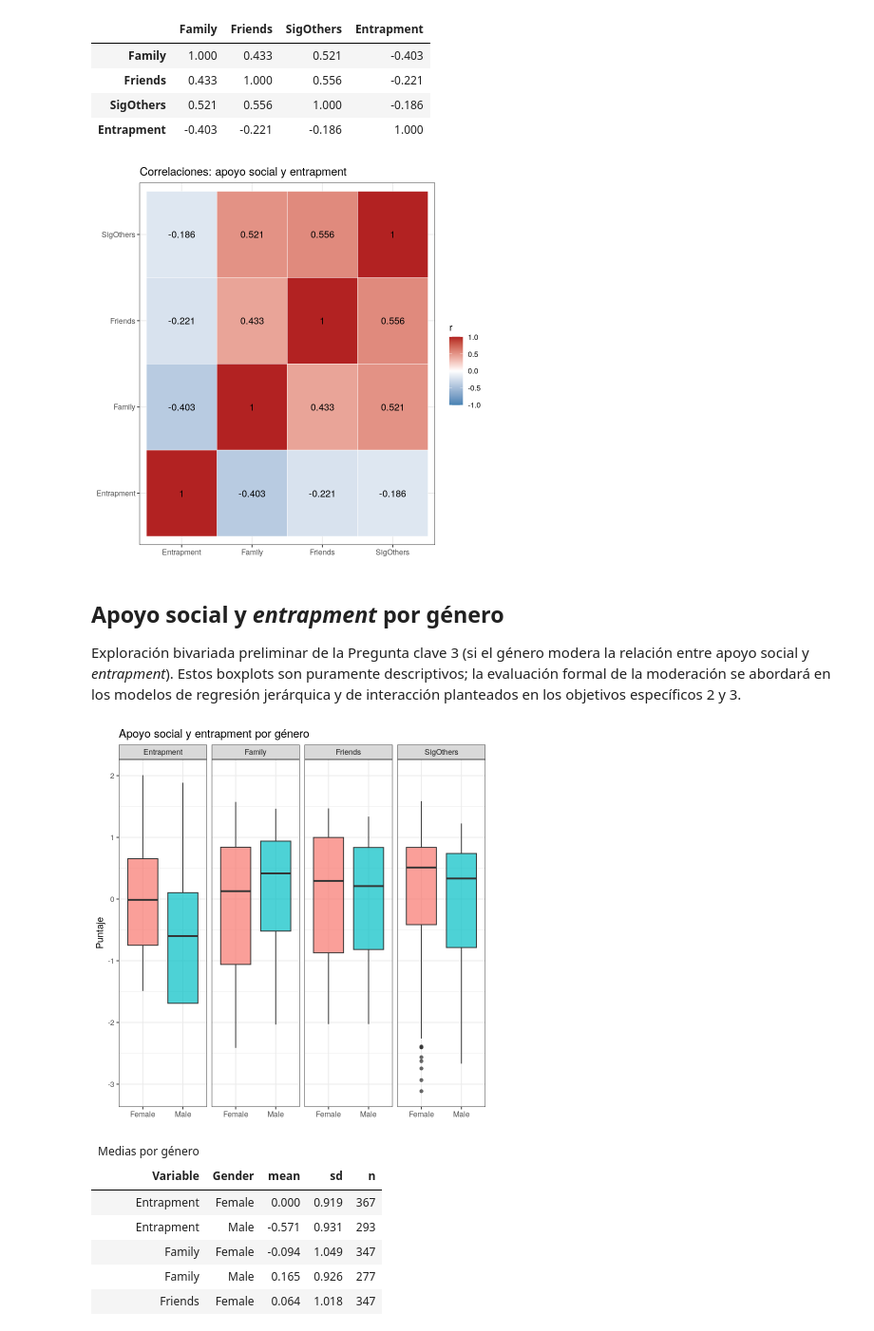
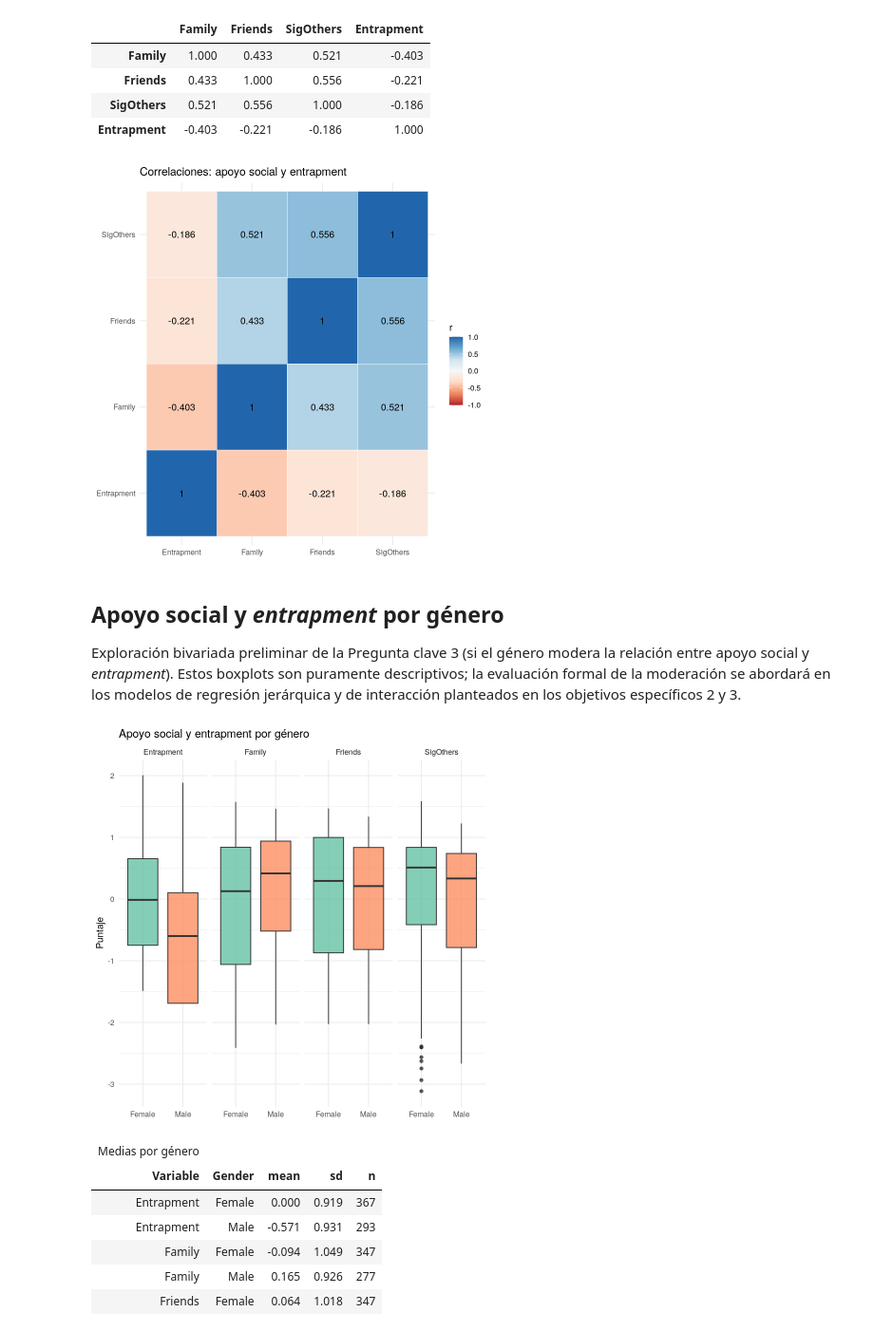
Before and after one commit to luencaro/social-support-entrapment-gender-atlantico-, a Jupyter notebook: notebooks/eda.ipynb, the cells around one changed output. Shown at 95% size. Saved outputs shown, nothing was run; the diff lists cells and outputs as text; code cells hidden in the pictures.

```diff
--- a/notebooks/eda.ipynb
+++ b/notebooks/eda.ipynb
@@ -5,6 +5,7 @@ suppressPackageStartupMessages({
   library(tidyverse)
   library(janitor)
   library(gt)
+  library(RColorBrewer)
 })
 
 repr_html.gt_tbl <- function(obj, ...) gt::as_raw_html(obj)
@@ -14,7 +15,9 @@ for (g in c("repr_html", "repr_markdown", "repr_latex")) {
   registerS3method(g, "gt_tbl", get(paste0(g, ".gt_tbl")), envir = asNamespace("repr"))
 }
 
-theme_set(theme_bw(base_size = 12))
+theme_set(theme_minimal(base_size = 12))
+
+bar_fill <- brewer.pal(9, "Blues")[7]
 # %% [markdown]
 ## Carga de datos
 # %%
@@ -381,16 +384,15 @@ A matrix: 4 × 4 of type dbl
 # %%
 cor_mat %>%
   as.data.frame() %>%
   rownames_to_column("var1") %>%
   pivot_longer(-var1, names_to = "var2", values_to = "r") %>%
   ggplot(aes(x = var1, y = var2, fill = r)) +
   geom_tile(color = "white") +
   geom_text(aes(label = r)) +
-  scale_fill_gradient2(low = "steelblue", mid = "white", high = "firebrick",
-                        midpoint = 0, limits = c(-1, 1)) +
+  scale_fill_distiller(palette = "RdBu", direction = 1, limits = c(-1, 1)) +
   labs(title = "Correlaciones: apoyo social y entrapment", x = NULL, y = NULL)
 # %% [output]
-[figure, old version]
+[figure, new version]
 # %% [markdown]
 ## Apoyo social y *entrapment* por género
 
@@ -406,11 +408,12 @@ df %>%
   pivot_longer(-Gender, names_to = "Variable", values_to = "value") %>%
   filter(!is.na(value)) %>%
   ggplot(aes(x = Gender, y = value, fill = Gender)) +
-  geom_boxplot(alpha = 0.7, show.legend = FALSE) +
+  geom_boxplot(alpha = 0.8, show.legend = FALSE) +
   facet_wrap(~ Variable, nrow = 1) +
+  scale_fill_brewer(palette = "Set2") +
   labs(title = "Apoyo social y entrapment por género", x = NULL, y = "Puntaje")
 # %% [output]
-[figure, old version]
+[figure, new version]
 # %%
 df %>%
   filter(!is.na(Gender)) %>%
```
Also changed, not shown: parts of 11 cells of this notebook.
